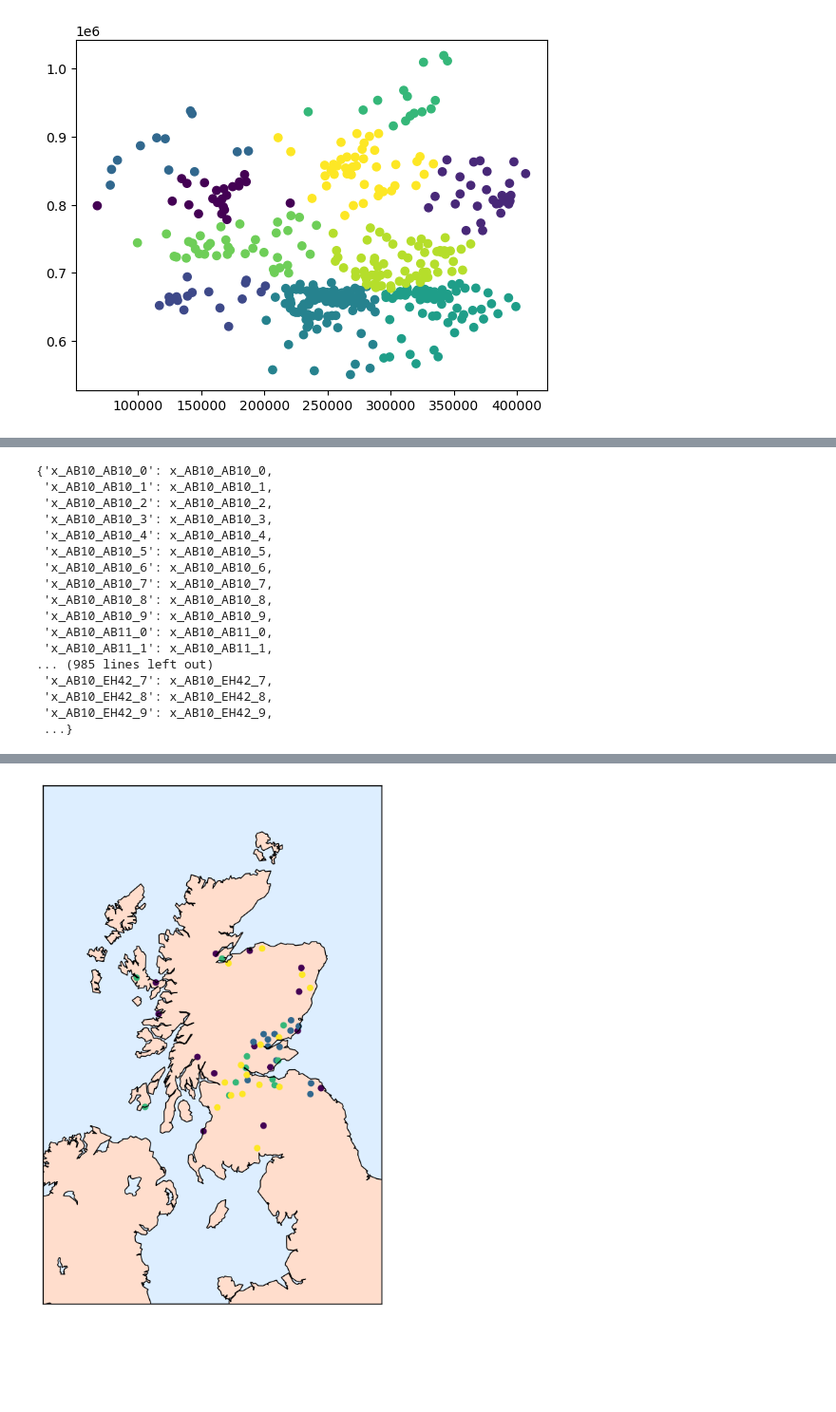
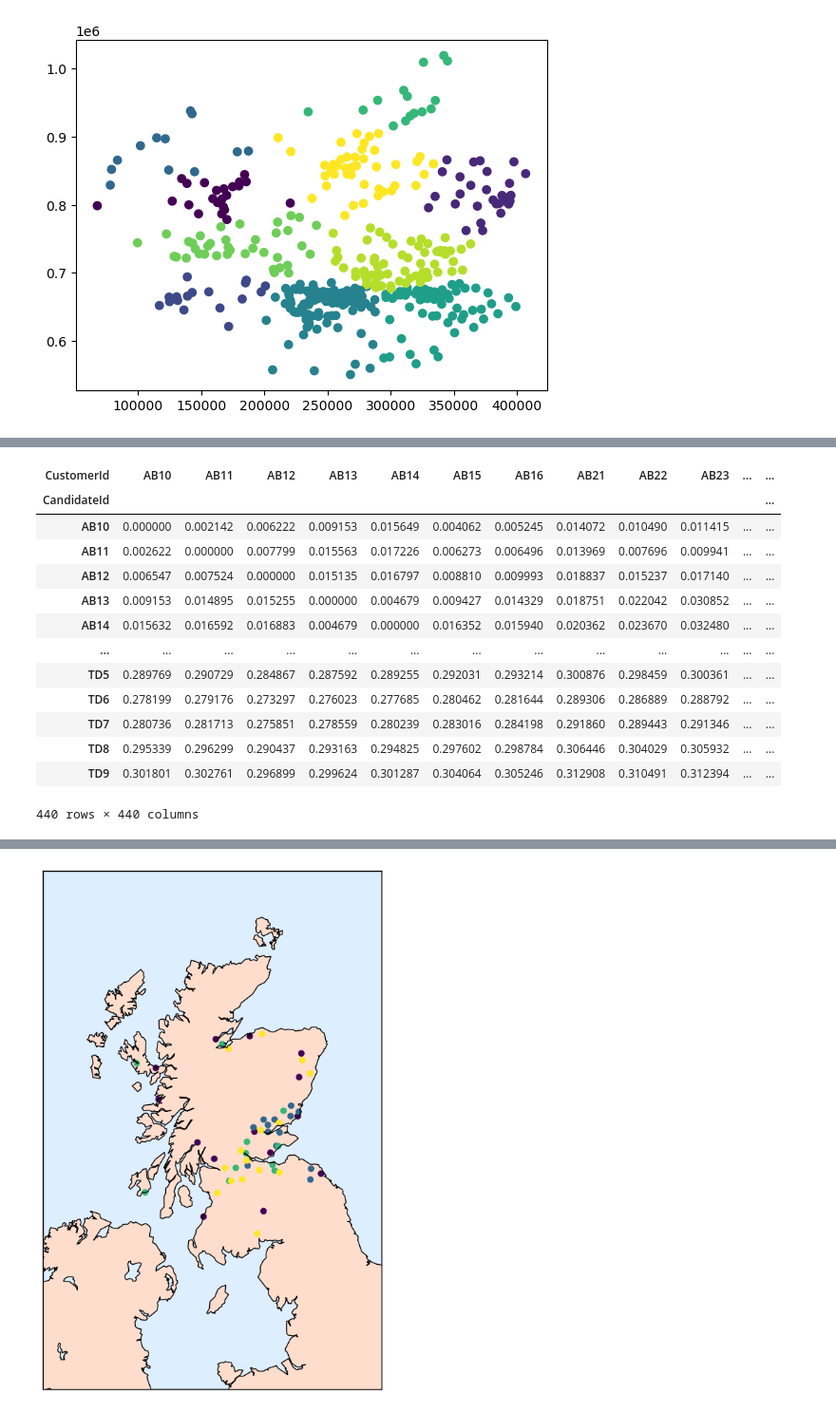
Before and after one commit to nicolastalia/risklog, a Jupyter notebook: assignment_1.ipynb, the cells around one changed output, grey strips where cells are left out. Shown at 95% size. Drawn from its saved outputs; the diff is of its cells as text; code cells hidden in the pictures; blank space fills up the shorter version.

```diff
--- a/assignment_1.ipynb
+++ b/assignment_1.ipynb
@@ -20,0 +53,9 @@ customer_coordinates.head()
+# %%
+candidates = pd.read_csv('CandidateId.csv').merge(pd.read_csv('CandidateEasting.csv'), how='inner').merge(pd.read_csv('CandidateNorthing.csv'), how='inner').merge(pd.read_csv('Capacity.csv'), how='inner').merge(pd.read_csv('Setup.csv'), how='inner').merge(pd.read_csv('Operating.csv'), how='inner')
+
+easting_file = candidates['CandidateEasting'].values
+northing_file = candidates['CandidateNorthing'].values
+
+candidates = vectorized_convert(candidates,easting_file,northing_file)
+
+candidates.head()
@@ -217,20 +178,21 @@ cost_cand_cust.pivot(index='Candidates', columns='Customers', values='CostCandid
-# %%
-x
-# %% [output]
-{'x_AB10_AB10_0': x_AB10_AB10_0,
- 'x_AB10_AB10_1': x_AB10_AB10_1,
- 'x_AB10_AB10_2': x_AB10_AB10_2,
- 'x_AB10_AB10_3': x_AB10_AB10_3,
- 'x_AB10_AB10_4': x_AB10_AB10_4,
- 'x_AB10_AB10_5': x_AB10_AB10_5,
- 'x_AB10_AB10_6': x_AB10_AB10_6,
- 'x_AB10_AB10_7': x_AB10_AB10_7,
- 'x_AB10_AB10_8': x_AB10_AB10_8,
- 'x_AB10_AB10_9': x_AB10_AB10_9,
- 'x_AB10_AB11_0': x_AB10_AB11_0,
- 'x_AB10_AB11_1': x_AB10_AB11_1,
-... (985 lines left out)
- 'x_AB10_EH42_7': x_AB10_EH42_7,
- 'x_AB10_EH42_8': x_AB10_EH42_8,
- 'x_AB10_EH42_9': x_AB10_EH42_9,
- ...}
+# %%
+cost_cand_cust = pd.read_csv('CostCandidateCustomers.csv')
+cost_cand_cust = pd.merge(cost_cand_cust,candidates[['Candidates','CandidateId']],on="Candidates")
+cost_cand_cust = pd.merge(cost_cand_cust,customer[['Customers','CustomerId']],on="Customers")
+cost_cand_cust = cost_cand_cust.pivot(index='CandidateId', columns='CustomerId', values='CostCandidateCustomers')
+cost_cand_cust
+# %% [output]
+| CustomerId | AB10 | AB11 | AB12 | AB13 | AB14 | AB15 | AB16 | AB21 | AB22 | AB23 | ... | ... |
+| CandidateId |  |  |  |  |  |  |  |  |  |  |  | ... |
+| AB10 | 0.000000 | 0.002142 | 0.006222 | 0.009153 | 0.015649 | 0.004062 | 0.005245 | 0.014072 | 0.010490 | 0.011415 | ... | ... |
+| AB11 | 0.002622 | 0.000000 | 0.007799 | 0.015563 | 0.017226 | 0.006273 | 0.006496 | 0.013969 | 0.007696 | 0.009941 | ... | ... |
+| AB12 | 0.006547 | 0.007524 | 0.000000 | 0.015135 | 0.016797 | 0.008810 | 0.009993 | 0.018837 | 0.015237 | 0.017140 | ... | ... |
+| AB13 | 0.009153 | 0.014895 | 0.015255 | 0.000000 | 0.004679 | 0.009427 | 0.014329 | 0.018751 | 0.022042 | 0.030852 | ... | ... |
+| AB14 | 0.015632 | 0.016592 | 0.016883 | 0.004679 | 0.000000 | 0.016352 | 0.015940 | 0.020362 | 0.023670 | 0.032480 | ... | ... |
+| ... | ... | ... | ... | ... | ... | ... | ... | ... | ... | ... | ... | ... |
+| TD5 | 0.289769 | 0.290729 | 0.284867 | 0.287592 | 0.289255 | 0.292031 | 0.293214 | 0.300876 | 0.298459 | 0.300361 | ... | ... |
+| TD6 | 0.278199 | 0.279176 | 0.273297 | 0.276023 | 0.277685 | 0.280462 | 0.281644 | 0.289306 | 0.286889 | 0.288792 | ... | ... |
+| TD7 | 0.280736 | 0.281713 | 0.275851 | 0.278559 | 0.280239 | 0.283016 | 0.284198 | 0.291860 | 0.289443 | 0.291346 | ... | ... |
+| TD8 | 0.295339 | 0.296299 | 0.290437 | 0.293163 | 0.294825 | 0.297602 | 0.298784 | 0.306446 | 0.304029 | 0.305932 | ... | ... |
+| TD9 | 0.301801 | 0.302761 | 0.296899 | 0.299624 | 0.301287 | 0.304064 | 0.305246 | 0.312908 | 0.310491 | 0.312394 | ... | ... |
+440 rows × 440 columns
```
Also changed, not shown: parts of 35 cells of this notebook.
